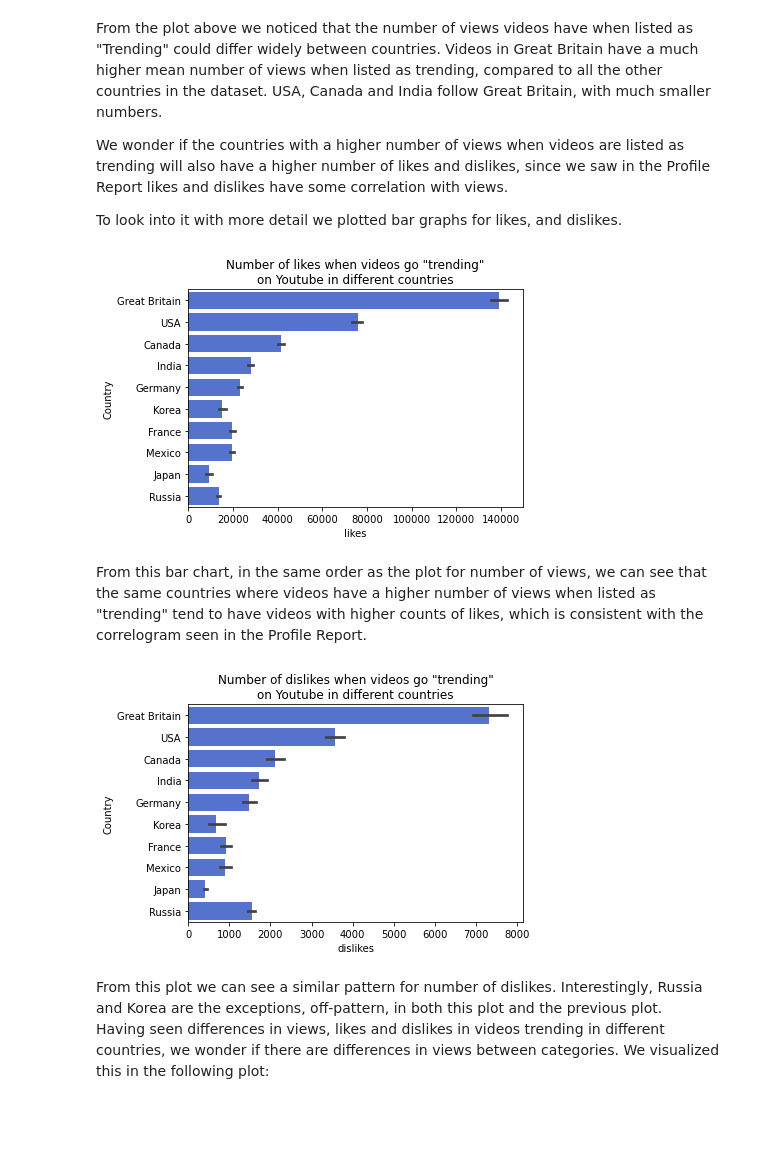
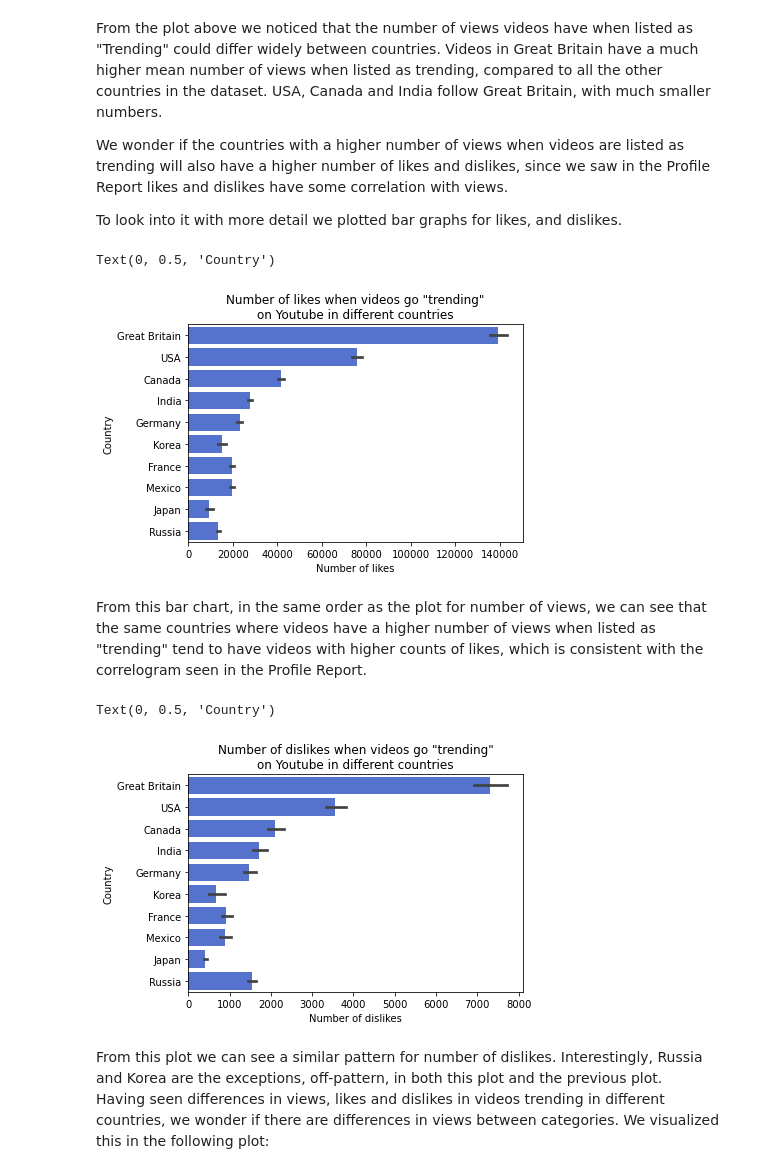
Before and after one commit to data301-2020-winter1/course-project-group_6013, a Jupyter notebook: analysis/milestone2Task4AndTask5.ipynb, the cells around one changed output. Saved outputs shown, nothing was run; the diff lists cells and outputs as text; code cells hidden in the pictures; blank space fills up the shorter version.

```diff
--- a/analysis/milestone2Task4AndTask5.ipynb
+++ b/analysis/milestone2Task4AndTask5.ipynb
@@ -71,14 +77,20 @@ We wonder if the countries with a higher number of views when videos are listed
 To look into it with more detail we plotted bar graphs for likes, and dislikes.
 # %%
 p2 = sns.barplot(y=df['Country'],x=df['likes'], color= 'royalblue',  order = ["Great Britain","USA","Canada","India","Germany","Korea","France","Mexico","Japan","Russia"]).set_title("Number of likes when videos go \"trending\"\non Youtube in different countries" )
+plot.xlabel("Number of likes")
+plot.ylabel("Country")
 # %% [output]
+Text(0, 0.5, 'Country')
-[figure, old version]
+[figure, new version]
 # %% [markdown]
 From this bar chart, in the same order as the plot for number of views, we can see that the same countries where videos have a higher number of views when listed as "trending" tend to have videos with higher counts of likes, which is consistent with the correlogram seen in the Profile Report.
 # %%
 p3 = sns.barplot(y=df['Country'],x=df['dislikes'], color="royalblue",  order = ["Great Britain","USA","Canada","India","Germany","Korea","France","Mexico","Japan","Russia"]).set_title("Number of dislikes when videos go \"trending\"\non Youtube in different countries")
+plot.xlabel("Number of dislikes")
+plot.ylabel("Country")
 # %% [output]
+Text(0, 0.5, 'Country')
-[figure, old version]
+[figure, new version]
 # %% [markdown]
 From this plot we can see a similar pattern for number of dislikes.
 Interestingly, Russia and Korea are the exceptions, off-pattern, in both this plot and the previous plot.
```
Also changed, not shown: parts of 17 cells of this notebook, 5 other files.
